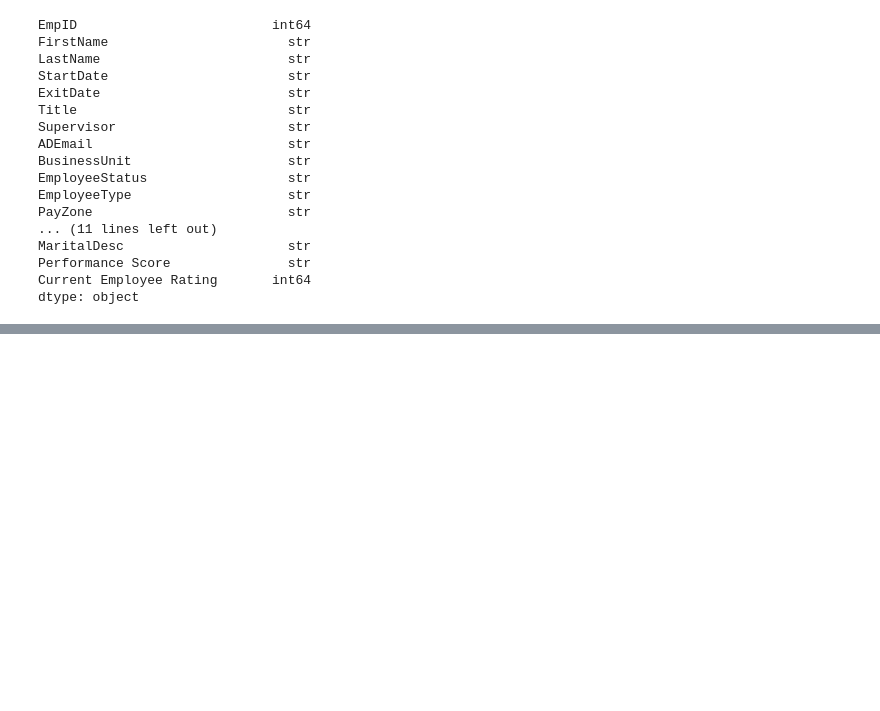
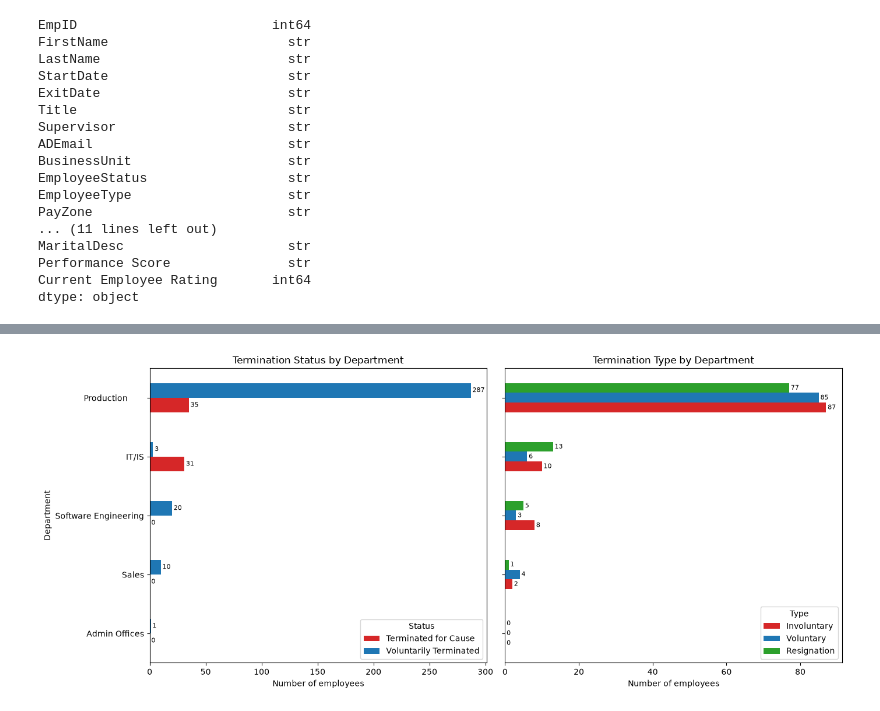
Before and after one commit to amymendozav/BHDAC-Employee-Turnover-Analysis-, a Jupyter notebook: EmployeeDataset/analysis.ipynb, the cells around one changed output, grey strips where cells are left out. Saved outputs shown, nothing was run; the diff lists cells and outputs as text; code cells hidden in the pictures; blank space fills up the shorter version.

```diff
--- a/EmployeeDataset/analysis.ipynb
+++ b/EmployeeDataset/analysis.ipynb
@@ -64,0 +115,3 @@ Length: 4, dtype: str
+# %%
+df['is_terminated'] = df['EmployeeStatus'].isin(['Voluntarily Terminated', 'Terminated for Cause'])
+df.groupby('DepartmentType')['is_terminated'].agg(['sum', 'count', 'mean']).sort_values('mean', ascending=False)
@@ -64,0 +127,45 @@ Length: 4, dtype: str
+# %%
+import matplotlib.pyplot as plt
+import pandas as pd
+
+# Only employees who actually left
+terminated = df[df['EmployeeStatus'].isin(['Voluntarily Terminated', 'Terminated for Cause'])]
+
+# Termination status by department
+status_counts = pd.crosstab(terminated['DepartmentType'], terminated['EmployeeStatus'])
+
+# Termination type by department (only the 3 types of interest)
+types = ['Involuntary', 'Voluntary', 'Resignation']
+type_counts = (
+    pd.crosstab(terminated['DepartmentType'], terminated['TerminationType'])
+      .reindex(columns=types, fill_value=0)
+)
+
+# Same department order in both panels, largest at top
+order = status_counts.sum(axis=1).sort_values().index
+status_counts = status_counts.loc[order]
+type_counts = type_counts.reindex(order, fill_value=0)
+
+fig, axes = plt.subplots(1, 2, figsize=(14, 6), sharey=True)
+
+status_counts.plot.barh(ax=axes[0], color=['#d62728', '#1f77b4'])
+axes[0].set_title('Termination Status by Department')
+axes[0].set_xlabel('Number of employees')
+axes[0].set_ylabel('Department')
+axes[0].legend(title='Status')
+
+type_counts.plot.barh(ax=axes[1], color=['#d62728', '#1f77b4', '#2ca02c'])
+axes[1].set_title('Termination Type by Department')
+axes[1].set_xlabel('Number of employees')
+axes[1].legend(title='Type')
+
+# Count labels on each bar
+for ax in axes:
+    for container in ax.containers:
+        ax.bar_label(container, padding=2, fontsize=8)
+
+plt.tight_layout()
+plt.savefig('terminations_by_department.png', dpi=200, bbox_inches='tight')
+plt.show()
+# %% [output]
+[figure, added]
```
Also changed, not shown: parts of 9 cells of this notebook, 4 other files.
